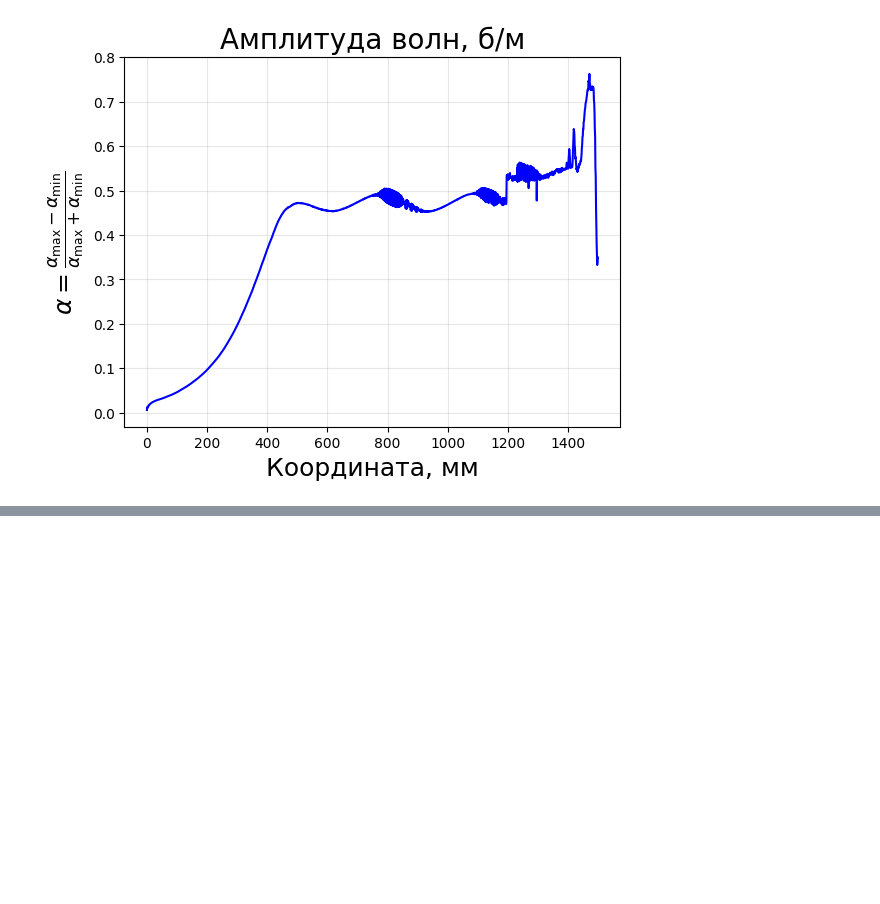
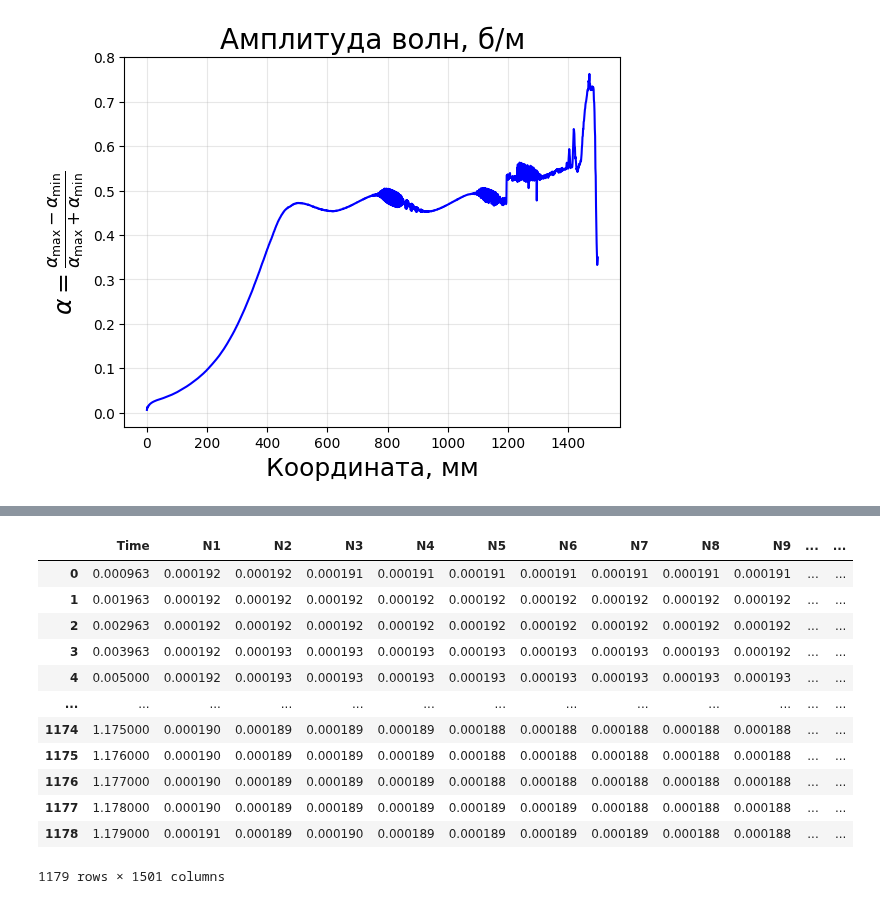
Before and after one commit to UlyanaGru/Fourier, a Jupyter notebook: test.ipynb, the cells around one changed output, grey strips where cells are left out. Cells and saved outputs as stored; diff of their text form; code cells hidden in the pictures; blank space fills up the shorter version.

```diff
--- a/test.ipynb
+++ b/test.ipynb
@@ -280,0 +326,16 @@ np.int64(478)
+# %%
+data
+# %% [output]
+|  | Time | N1 | N2 | N3 | N4 | N5 | N6 | N7 | N8 | N9 | ... | ... |
+| 0 | 0.000963 | 0.000192 | 0.000192 | 0.000191 | 0.000191 | 0.000191 | 0.000191 | 0.000191 | 0.000191 | 0.000191 | ... | ... |
+| 1 | 0.001963 | 0.000192 | 0.000192 | 0.000192 | 0.000192 | 0.000192 | 0.000192 | 0.000192 | 0.000192 | 0.000192 | ... | ... |
+| 2 | 0.002963 | 0.000192 | 0.000192 | 0.000192 | 0.000192 | 0.000192 | 0.000192 | 0.000192 | 0.000192 | 0.000192 | ... | ... |
+| 3 | 0.003963 | 0.000192 | 0.000193 | 0.000193 | 0.000193 | 0.000193 | 0.000193 | 0.000193 | 0.000193 | 0.000192 | ... | ... |
+| 4 | 0.005000 | 0.000192 | 0.000193 | 0.000193 | 0.000193 | 0.000193 | 0.000193 | 0.000193 | 0.000193 | 0.000193 | ... | ... |
+| ... | ... | ... | ... | ... | ... | ... | ... | ... | ... | ... | ... | ... |
+| 1174 | 1.175000 | 0.000190 | 0.000189 | 0.000189 | 0.000189 | 0.000188 | 0.000188 | 0.000188 | 0.000188 | 0.000188 | ... | ... |
+| 1175 | 1.176000 | 0.000190 | 0.000189 | 0.000189 | 0.000189 | 0.000188 | 0.000188 | 0.000188 | 0.000188 | 0.000188 | ... | ... |
+| 1176 | 1.177000 | 0.000190 | 0.000189 | 0.000189 | 0.000189 | 0.000188 | 0.000188 | 0.000188 | 0.000188 | 0.000188 | ... | ... |
+| 1177 | 1.178000 | 0.000190 | 0.000189 | 0.000189 | 0.000189 | 0.000189 | 0.000189 | 0.000188 | 0.000188 | 0.000188 | ... | ... |
+| 1178 | 1.179000 | 0.000191 | 0.000189 | 0.000190 | 0.000189 | 0.000189 | 0.000189 | 0.000189 | 0.000188 | 0.000188 | ... | ... |
+1179 rows × 1501 columns
```
Also changed, not shown: parts of 12 cells of this notebook, 1 other file.
